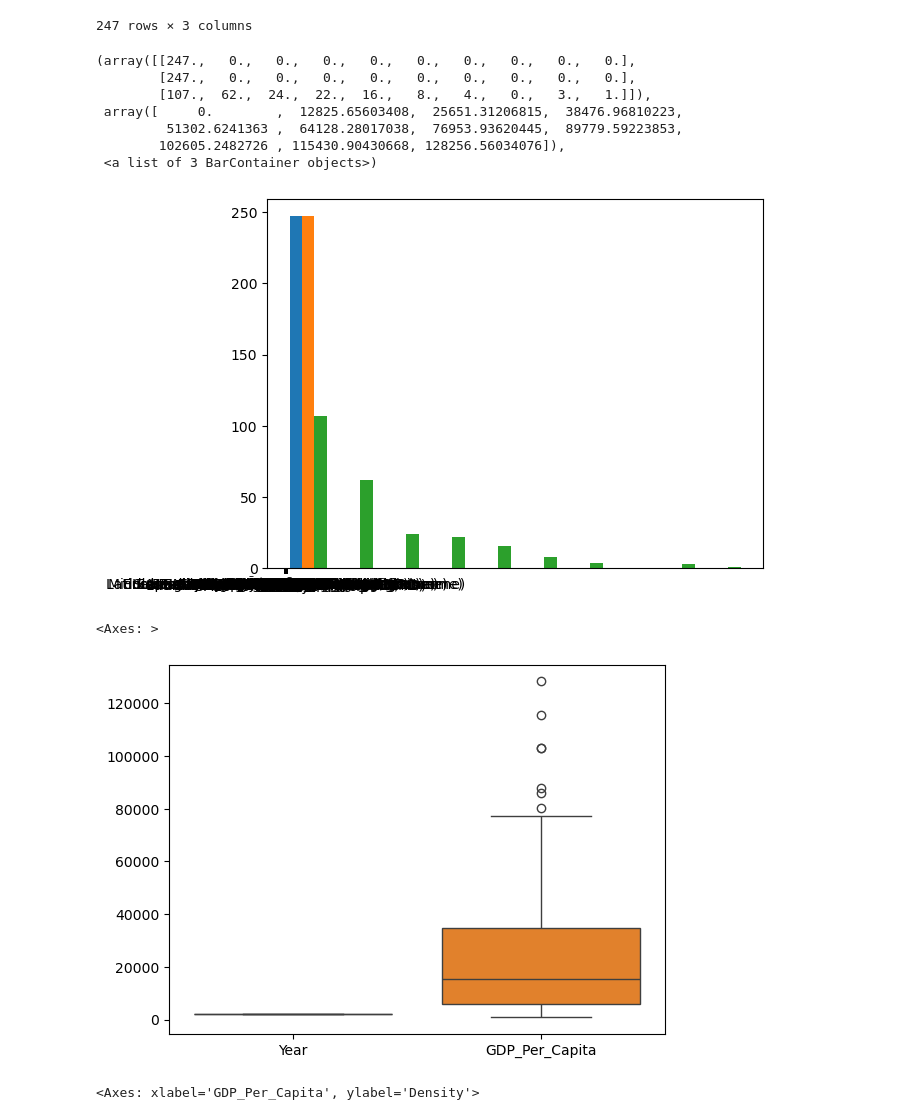
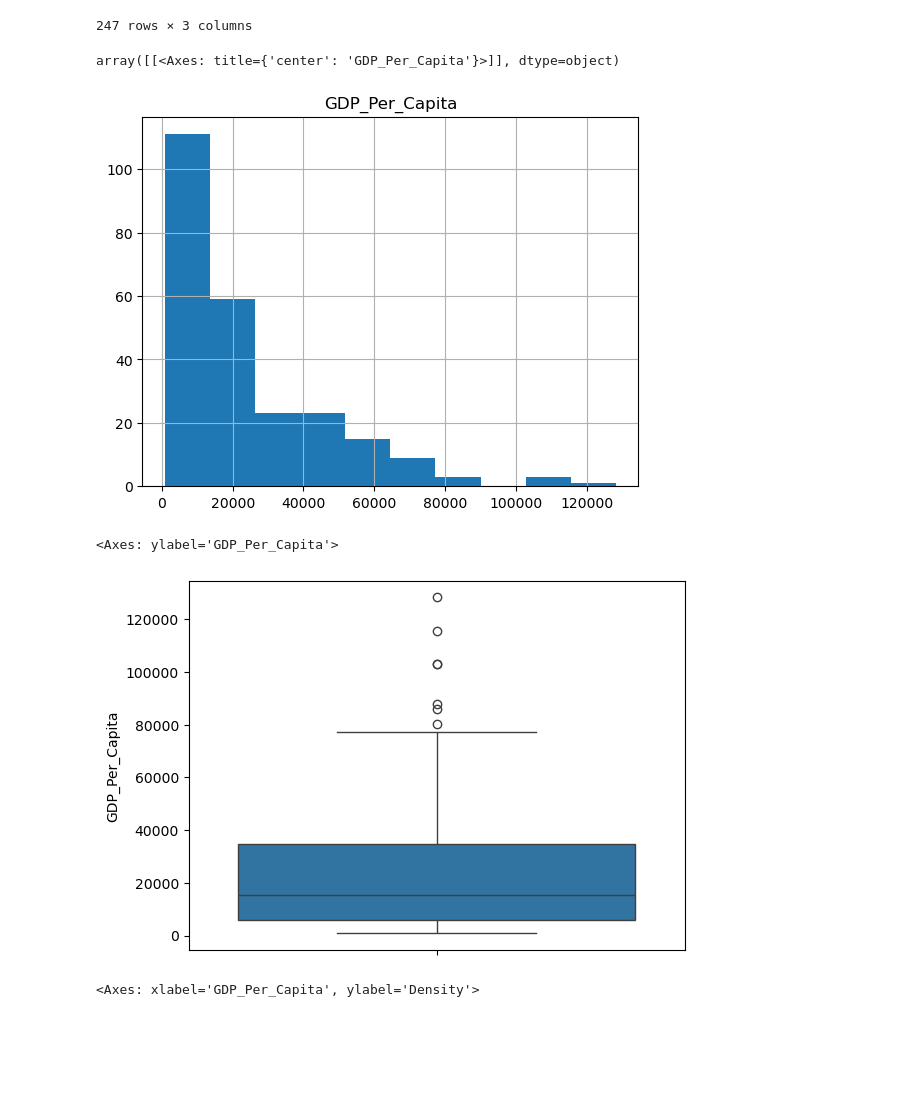
Before and after one commit to NSS-Full-Time-Data-Analytics-16/un-project-navyan0245, a Jupyter notebook: notebooks/UN_Project.ipynb, the cells around one changed output. Saved outputs shown, nothing was run; the diff lists cells and outputs as text; code cells hidden in the pictures; blank space fills up the shorter version.

```diff
--- a/notebooks/UN_Project.ipynb
+++ b/notebooks/UN_Project.ipynb
@@ -153,21 +153,15 @@ gdp_2020
 | 8188 | Zimbabwe | 2020 | 2987.269823 |
 247 rows × 3 columns
 # %%
-plt.hist(gdp_2020)
+gdp_2020.hist('GDP_Per_Capita')
 # %% [output]
-(array([[247.,   0.,   0.,   0.,   0.,   0.,   0.,   0.,   0.,   0.],
-        [247.,   0.,   0.,   0.,   0.,   0.,   0.,   0.,   0.,   0.],
-        [107.,  62.,  24.,  22.,  16.,   8.,   4.,   0.,   3.,   1.]]),
- array([     0.        ,  12825.65603408,  25651.31206815,  38476.96810223,
-         51302.6241363 ,  64128.28017038,  76953.93620445,  89779.59223853,
-        102605.2482726 , 115430.90430668, 128256.56034076]),
- <a list of 3 BarContainer objects>)
+array([[<Axes: title={'center': 'GDP_Per_Capita'}>]], dtype=object)
-[figure, old version]
+[figure, new version]
 # %%
-sns.boxplot(gdp_2020)
+sns.boxplot(data = gdp_2020, y='GDP_Per_Capita')
 # %% [output]
-<Axes: >
+<Axes: ylabel='GDP_Per_Capita'>
-[figure, old version]
+[figure, new version]
 # %%
 sns.kdeplot(gdp_2020["GDP_Per_Capita"])
 # %% [output]
```
Also changed, not shown: parts of 39 cells of this notebook.
